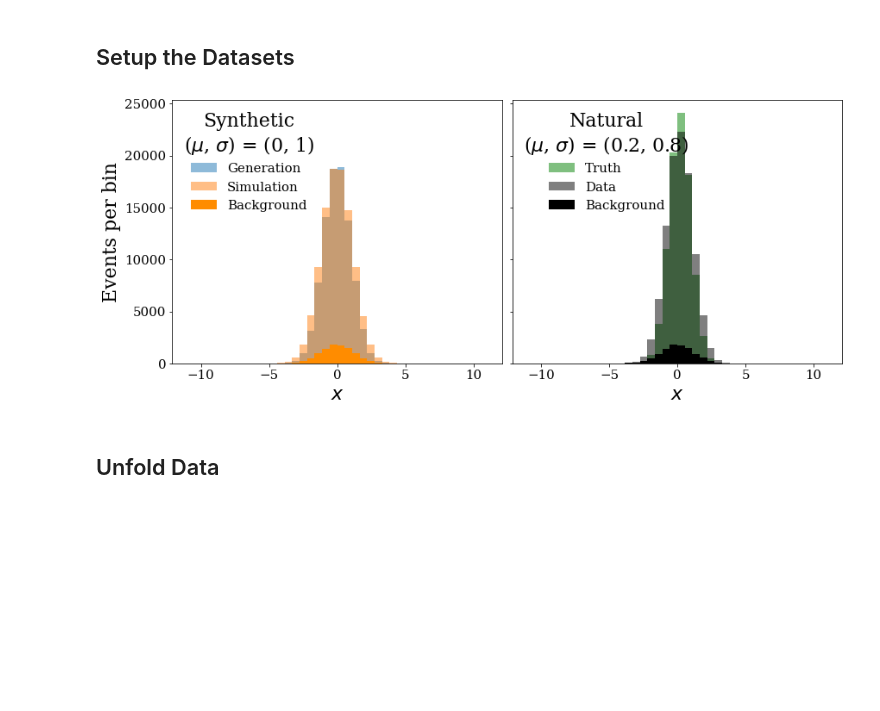
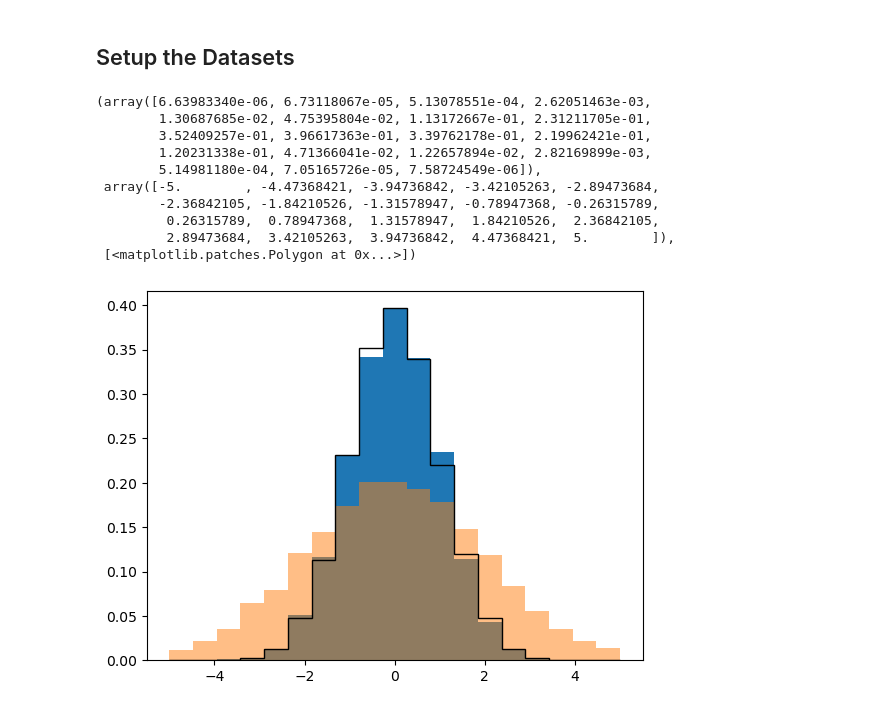
Before and after one commit to hep-lbdl/OmniFold, a Jupyter notebook: GaussianExample.ipynb, the cells around one changed output. Saved outputs shown, nothing was run; the diff lists cells and outputs as text; code cells hidden in the pictures; blank space fills up the shorter version.

```diff
--- a/GaussianExample.ipynb
+++ b/GaussianExample.ipynb
@@ -1,17 +3,11 @@
 # %%
-from __future__ import absolute_import, division, print_function
-
 import numpy as np
 from matplotlib import pyplot as plt
 
 from sklearn.model_selection import train_test_split
-
 import tensorflow as tf
-
 from tensorflow.keras.layers import Dense, Input
 from tensorflow.keras.models import Model
 from tensorflow.keras.callbacks import EarlyStopping
 
-import matplotlib as mpl
-mpl.rcParams.update(mpl.rcParamsDefault)
-mpl.rcParams["text.usetex"]=False
+from scipy.stats import norm
@@ -88,6 +55,29 @@ eff = 0.1 #fraction of true but not reco
 fake = 0.1 #fraction of reco but not true
 
 back = 0.1 #fraction of a background process that we would like to subtract
+# %%
+def reweighting(xx,mu0,mu1,sigma0,sigma1):
+    starting = norm.pdf((xx-mu0)/sigma0)
+    target = norm.pdf((xx-mu1)/sigma1)
+    return target/starting
+# %%
+xx = np.linspace(-5,5,20)
+plt.hist(np.random.normal(0,1,10000),bins=xx,density=True)
+plt.hist(np.random.normal(0,2,10000),bins=xx,alpha=0.5,density=True)
+vals = np.random.normal(0,2,10000)
+plt.hist(vals,bins=xx,weights=reweighting(vals,0,0,2,1),density=True,histtype="step",color="black")
+# %% [output]
+(array([6.63983340e-06, 6.73118067e-05, 5.13078551e-04, 2.62051463e-03,
+        1.30687685e-02, 4.75395804e-02, 1.13172667e-01, 2.31211705e-01,
+        3.52409257e-01, 3.96617363e-01, 3.39762178e-01, 2.19962421e-01,
+        1.20231338e-01, 4.71366041e-02, 1.22657894e-02, 2.82169899e-03,
+        5.14981180e-04, 7.05165726e-05, 7.58724549e-06]),
+ array([-5.        , -4.47368421, -3.94736842, -3.42105263, -2.89473684,
+        -2.36842105, -1.84210526, -1.31578947, -0.78947368, -0.26315789,
+         0.26315789,  0.78947368,  1.31578947,  1.84210526,  2.36842105,
+         2.89473684,  3.42105263,  3.94736842,  4.47368421,  5.        ]),
+ [<matplotlib.patches.Polygon at 0x...>])
+[figure, added]
 # %%
 N = 10**5
 # param = (mu, sigma)
@@ -130,35 +124,0 @@ labels_unknown = np.ones(len(theta_unknown))
-# %%
-bins = np.linspace(-11, 11, 41)
-
-fig, ax = plt.subplots(1,
-                       2,
-                       figsize=(12, 5),
-                       constrained_layout=True,
-                       sharey=True)
-
-ax[0].set_xlabel(r'$x$')
-ax[0].set_ylabel(r'Events per bin')
-ax[0].hist(theta0_G[theta0_G!=dummyval], bins=bins, **plot_style_2, label='Generation')
-ax[0].hist(theta0_S_withback[theta0_S_withback!=dummyval], bins=bins, **plot_style_2, label='Simulation')
-ax[0].hist(theta0_S_withback[theta0_G_withback==-dummyval], bins=bins, color="darkorange", label='Background')
-legend = ax[0].legend(
-    title=r'Synthetic''\n''($\mu$, $\sigma$) = {}'.format(theta0_param),
-    loc='upper left',
-    frameon=False)
-plt.setp(legend.get_title(), multialignment='center')
-
-ax[1].set_xlabel(r'$x$')
-ax[1].hist(theta_unknown_G[theta_unknown_G!=dummyval], bins=bins, **plot_style_2, label='Truth',color="green")
-ax[1].hist(theta_unknown_S_withback[theta_unknown_S_withback!=dummyval], bins=bins, **plot_style_2, label='Data',color="black")
-ax[1].hist(theta_unknown_S_withback[theta_unknown_G_withback==-dummyval], bins=bins, label='Background',color="black")
-legend = ax[1].legend(
-    title=r'Natural''\n''($\mu$, $\sigma$) = {}'.format(theta_unknown_param),
-    loc='upper left',
-    frameon=False)
-plt.setp(legend.get_title(), multialignment='center')
-
-fig.show()
-# %% [output]
-[figure, removed]
-# %% [markdown]
-## Unfold Data
```
Also changed, not shown: parts of 33 cells of this notebook.
